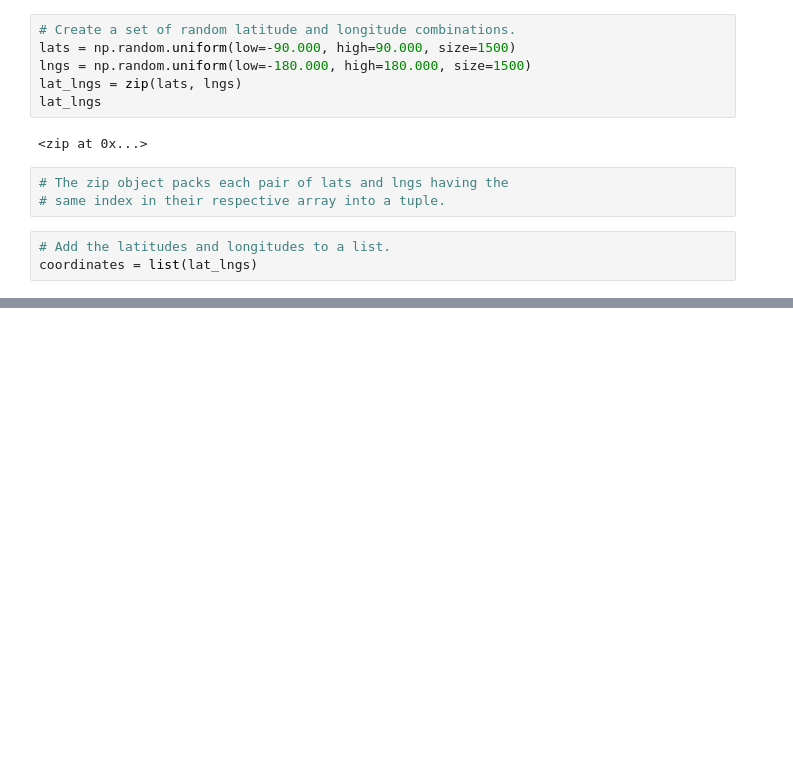
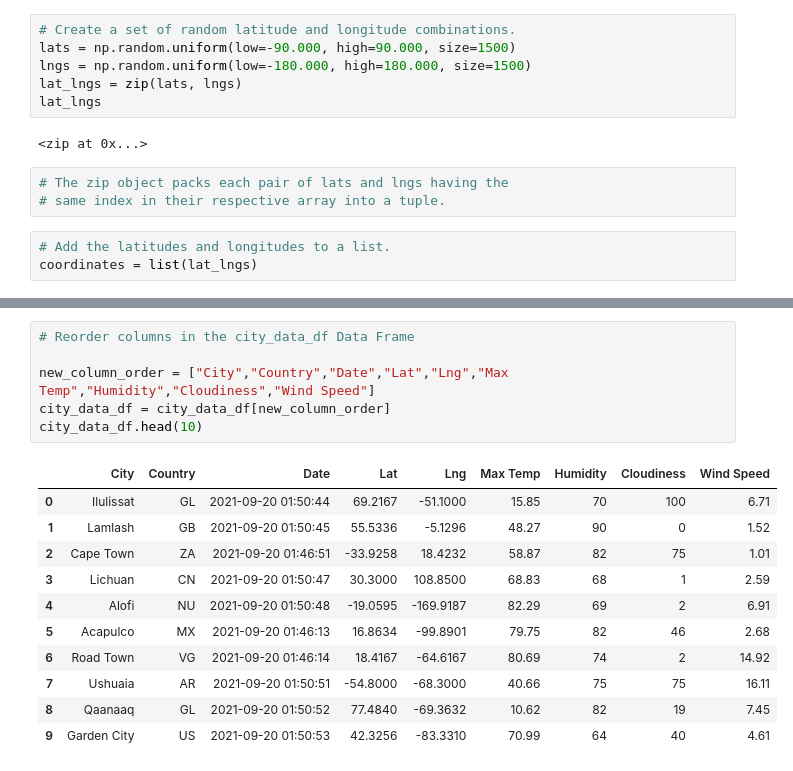
Before and after one commit to IJG-DR/World_Weather_Analysis, a Jupyter notebook: WeatherPy.ipynb, the cells around one changed output, grey strips where cells are left out. Drawn from its saved outputs; the diff is of its cells as text; blank space fills up the shorter version.

```diff
--- a/WeatherPy.ipynb
+++ b/WeatherPy.ipynb
@@ -69,0 +402,18 @@ len(cities)
+# %%
+# Reorder columns in the city_data_df Data Frame
+
+new_column_order = ["City","Country","Date","Lat","Lng","Max Temp","Humidity","Cloudiness","Wind Speed"]
+city_data_df = city_data_df[new_column_order]
+city_data_df.head(10)
+# %% [output]
+|  | City | Country | Date | Lat | Lng | Max Temp | Humidity | Cloudiness | Wind Speed |
+| 0 | Ilulissat | GL | 2021-09-20 01:50:44 | 69.2167 | -51.1000 | 15.85 | 70 | 100 | 6.71 |
+| 1 | Lamlash | GB | 2021-09-20 01:50:45 | 55.5336 | -5.1296 | 48.27 | 90 | 0 | 1.52 |
+| 2 | Cape Town | ZA | 2021-09-20 01:46:51 | -33.9258 | 18.4232 | 58.87 | 82 | 75 | 1.01 |
+| 3 | Lichuan | CN | 2021-09-20 01:50:47 | 30.3000 | 108.8500 | 68.83 | 68 | 1 | 2.59 |
+| 4 | Alofi | NU | 2021-09-20 01:50:48 | -19.0595 | -169.9187 | 82.29 | 69 | 2 | 6.91 |
+| 5 | Acapulco | MX | 2021-09-20 01:46:13 | 16.8634 | -99.8901 | 79.75 | 82 | 46 | 2.68 |
+| 6 | Road Town | VG | 2021-09-20 01:46:14 | 18.4167 | -64.6167 | 80.69 | 74 | 2 | 14.92 |
+| 7 | Ushuaia | AR | 2021-09-20 01:50:51 | -54.8000 | -68.3000 | 40.66 | 75 | 75 | 16.11 |
+| 8 | Qaanaaq | GL | 2021-09-20 01:50:52 | 77.4840 | -69.3632 | 10.62 | 82 | 19 | 7.45 |
+| 9 | Garden City | US | 2021-09-20 01:50:53 | 42.3256 | -83.3310 | 70.99 | 64 | 40 | 4.61 |
```
Also changed, not shown: parts of 47 cells of this notebook, 2 other files.
